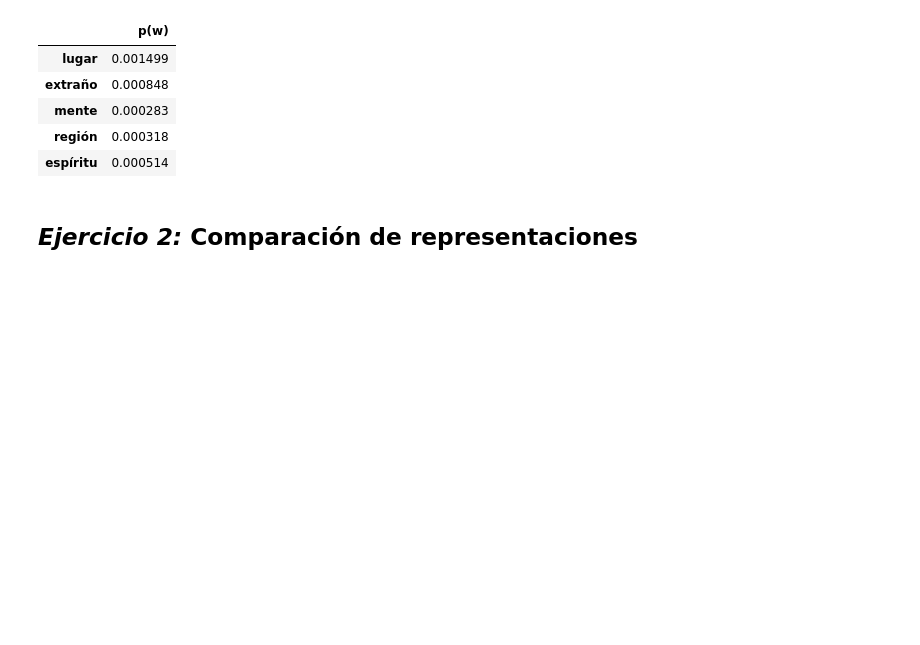
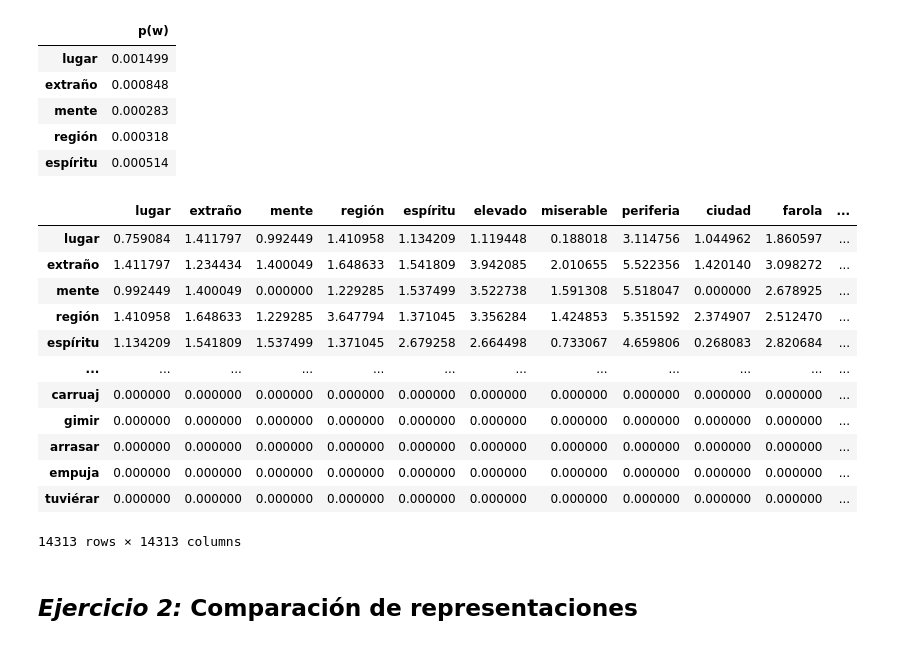
Before and after one commit to umoqnier/st-cl-2025-2-lab, a Jupyter notebook: practicas/fwgalde/P3/3_language_models_word_vectors.ipynb, the cells around one changed output. Drawn from its saved outputs; the diff is of its cells as text; code cells hidden in the pictures; blank space fills up the shorter version.

```diff
--- a/practicas/fwgalde/P3/3_language_models_word_vectors.ipynb
+++ b/practicas/fwgalde/P3/3_language_models_word_vectors.ipynb
@@ -261,6 +261,24 @@ mp.head(5)
 | mente | 0.000283 |
 | región | 0.000318 |
 | espíritu | 0.000514 |
+# %%
+ppmi_matrix = get_ppmi(joint_prob, marginal_prob)
+pmi = pd.DataFrame(data=ppmi_matrix, index=list(indices.keys()), columns=list(indices.keys()))
+pmi
+# %% [output]
+|  | lugar | extraño | mente | región | espíritu | elevado | miserable | periferia | ciudad | farola | ... |
+| lugar | 0.759084 | 1.411797 | 0.992449 | 1.410958 | 1.134209 | 1.119448 | 0.188018 | 3.114756 | 1.044962 | 1.860597 | ... |
+| extraño | 1.411797 | 1.234434 | 1.400049 | 1.648633 | 1.541809 | 3.942085 | 2.010655 | 5.522356 | 1.420140 | 3.098272 | ... |
+| mente | 0.992449 | 1.400049 | 0.000000 | 1.229285 | 1.537499 | 3.522738 | 1.591308 | 5.518047 | 0.000000 | 2.678925 | ... |
+| región | 1.410958 | 1.648633 | 1.229285 | 3.647794 | 1.371045 | 3.356284 | 1.424853 | 5.351592 | 2.374907 | 2.512470 | ... |
+| espíritu | 1.134209 | 1.541809 | 1.537499 | 1.371045 | 2.679258 | 2.664498 | 0.733067 | 4.659806 | 0.268083 | 2.820684 | ... |
+| ... | ... | ... | ... | ... | ... | ... | ... | ... | ... | ... | ... |
+| carruaj | 0.000000 | 0.000000 | 0.000000 | 0.000000 | 0.000000 | 0.000000 | 0.000000 | 0.000000 | 0.000000 | 0.000000 | ... |
+| gimir | 0.000000 | 0.000000 | 0.000000 | 0.000000 | 0.000000 | 0.000000 | 0.000000 | 0.000000 | 0.000000 | 0.000000 | ... |
+| arrasar | 0.000000 | 0.000000 | 0.000000 | 0.000000 | 0.000000 | 0.000000 | 0.000000 | 0.000000 | 0.000000 | 0.000000 | ... |
+| empuja | 0.000000 | 0.000000 | 0.000000 | 0.000000 | 0.000000 | 0.000000 | 0.000000 | 0.000000 | 0.000000 | 0.000000 | ... |
+| tuviérar | 0.000000 | 0.000000 | 0.000000 | 0.000000 | 0.000000 | 0.000000 | 0.000000 | 0.000000 | 0.000000 | 0.000000 | ... |
+14313 rows × 14313 columns
 # %% [markdown]
 ## ***Ejercicio 2:*** **Comparación de representaciones**
 # %% [markdown]
```
